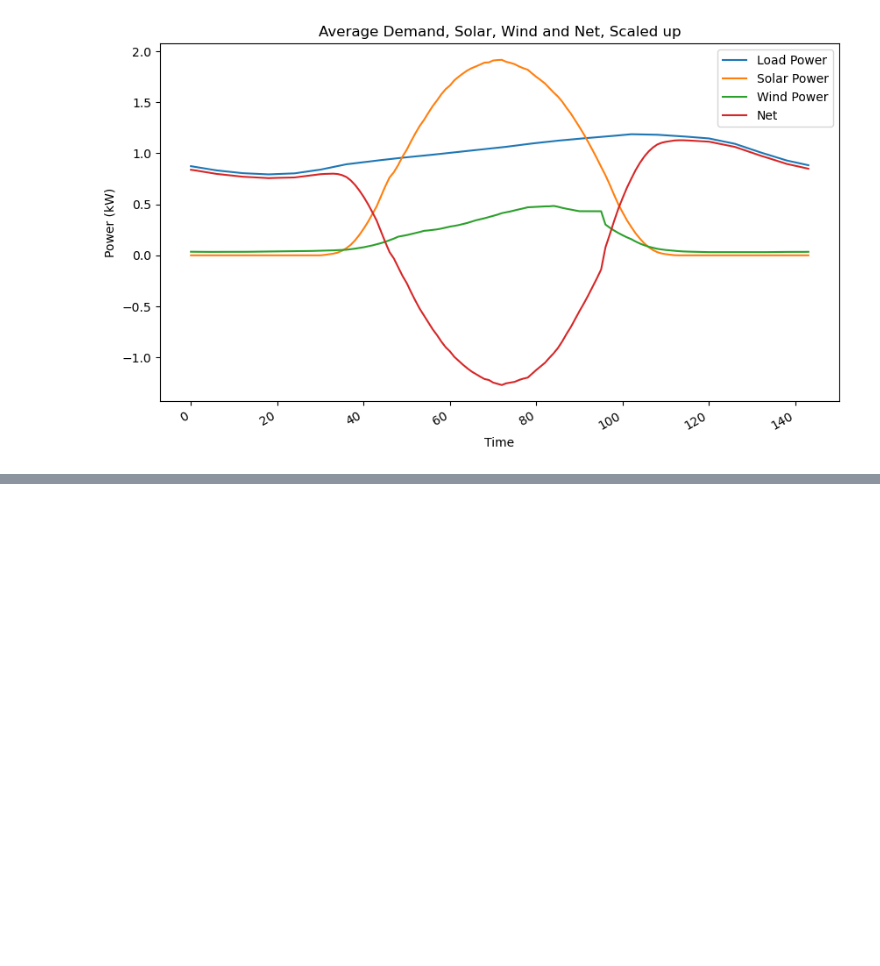
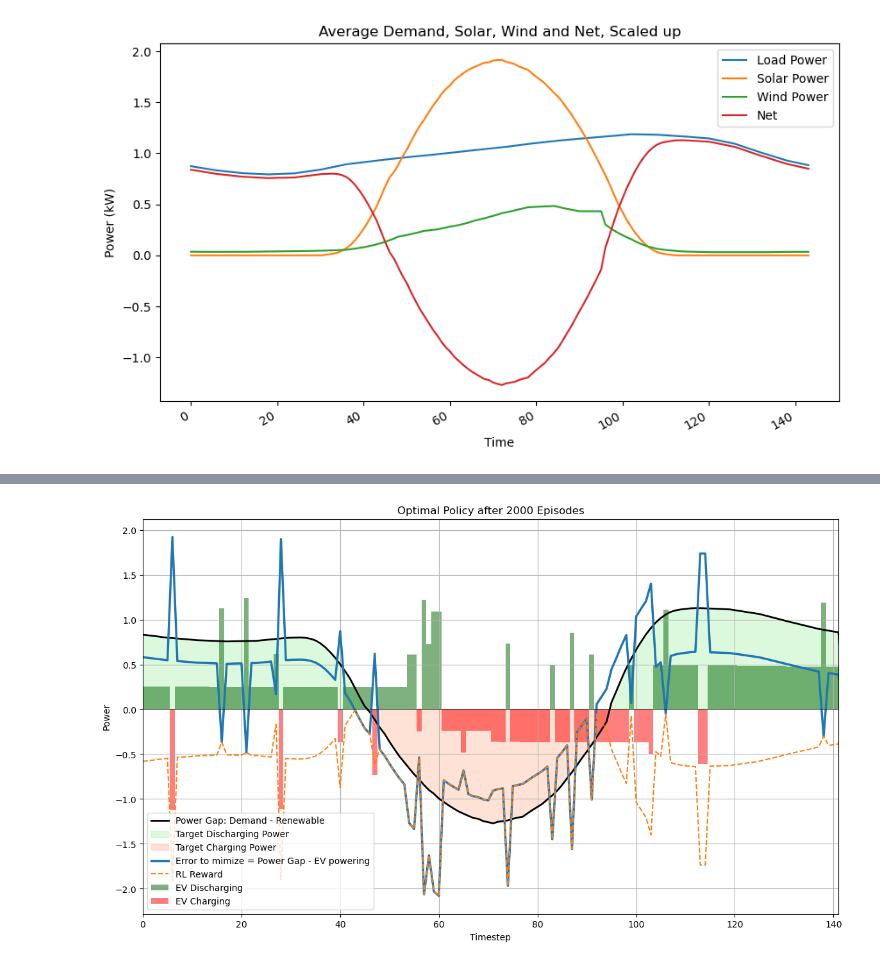
Before and after one commit to carlacupcake/CE291-V2G, a Jupyter notebook: RL_test_RNN._FORPLOTS.ipynb, the cells around one changed output, grey strips where cells are left out. Saved outputs shown, nothing was run; the diff lists cells and outputs as text; code cells hidden in the pictures; blank space fills up the shorter version.

```diff
--- a/RL_test_RNN._FORPLOTS.ipynb
+++ b/RL_test_RNN._FORPLOTS.ipynb
@@ -222,0 +254,46 @@ plt.show()
+# %%
+#Baseline plot
+#Make it pretty & cool!
+
+plt.figure(figsize=(14, 8))
+plt.plot(demand_profile-solar_profile- wind_profile, label='Power Gap: Demand - Renewable',color="Black",linewidth=2)
+
+plt.fill_between(range(len(demand_profile)), demand_profile - solar_profile - wind_profile, color='#90EE90', where=(demand_profile - solar_profile - wind_profile) >= 0, alpha=0.3, label="Target Discharging Power ")
+plt.fill_between(range(len(demand_profile)), demand_profile - solar_profile - wind_profile, color='#FFA07A', where=(demand_profile - solar_profile - wind_profile) < 0, alpha=0.3, label="Target Charging Power")
+
+#plt.plot(demand_profile, label='Demand', color="Black",linewidth=2.5)
+#plt.plot(1*solar_profile + 1*wind_profile , label='Renewable: Solar + Wind', color='green',linewidth=1)
+
+
+
+# Plot the PEV_profile as a bar graph
+timesteps = np.arange(len(PEV_profile))
+#plt.bar(timesteps, -PEV_profile, width=1.0,where=-PEV_profile >=0,color='green',label='EV Discharging', alpha=0.5)
+#plt.bar(timesteps, -PEV_profile, width=1.0,where=-PEV_profile >=0,color='red' label='EV Charging', alpha=0.5)
+# Filter data for EV discharging and EV charging
+discharging_profile = np.where(-PEV_profile >= 0, -PEV_profile, 0)
+charging_profile = np.where(-PEV_profile < 0, -PEV_profile, 0)
+
+# Plot bars for EV discharging
+plt.bar(timesteps, discharging_profile, width=1.0, color='#006400', alpha=0.5, label='EV Discharging')
+
+# Plot bars for EV charging
+plt.bar(timesteps, charging_profile, width=1.0, color='red', alpha=0.5, label='EV Charging')
+
+plt.plot(demand_profile+PEV_profile -solar_profile- wind_profile, label='Error to mimize = Power Gap - EV powering', linewidth=2.5)
+plt.plot(-abs(demand_profile+PEV_profile -solar_profile- wind_profile), label='RL Reward', linestyle="--")
+
+
+plt.xlim(0, len(demand_profile)-3)
+
+
+plt.axhline(0, color='black',linewidth=0.5 )
+plt.grid()
+plt.legend()
+plt.title('Optimal Policy after 2000 Episodes')
+plt.xlabel('Timestep')
+plt.ylabel('Power')
+plt.savefig('test.png')
+plt.show()
+# %% [output]
+[figure, added]
```
Also changed, not shown: parts of 3 cells of this notebook, 1 other file.
